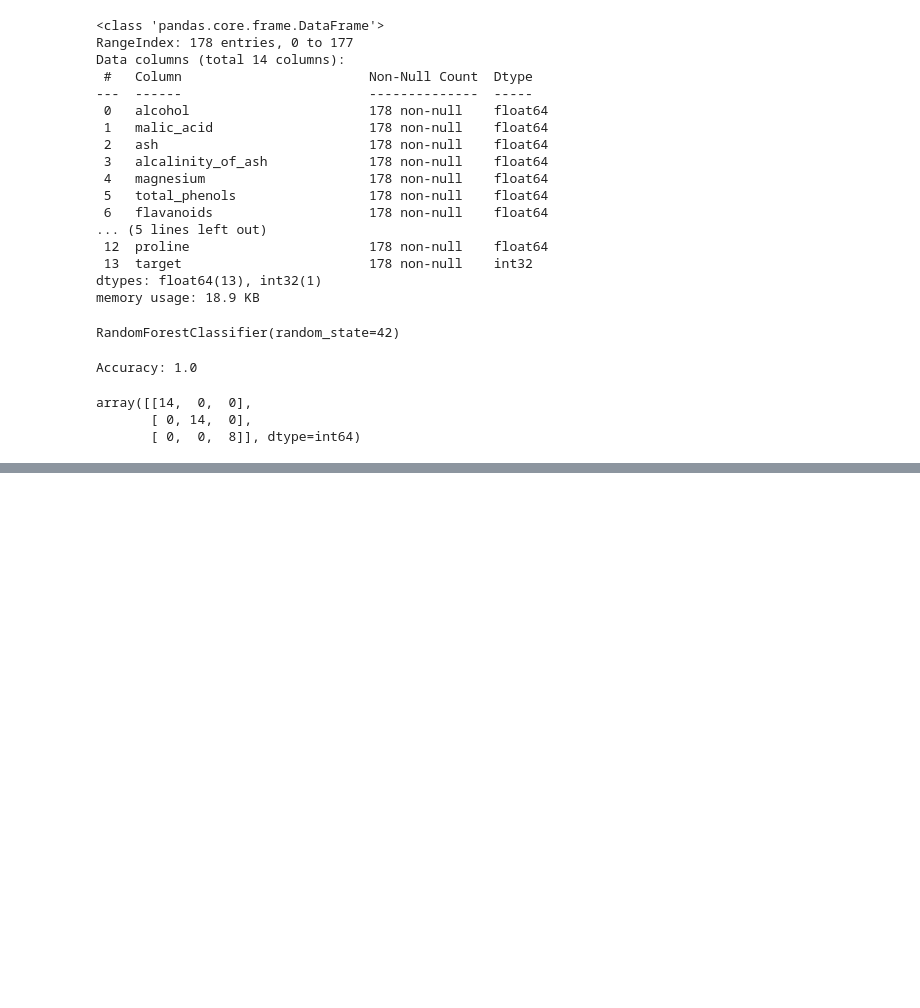
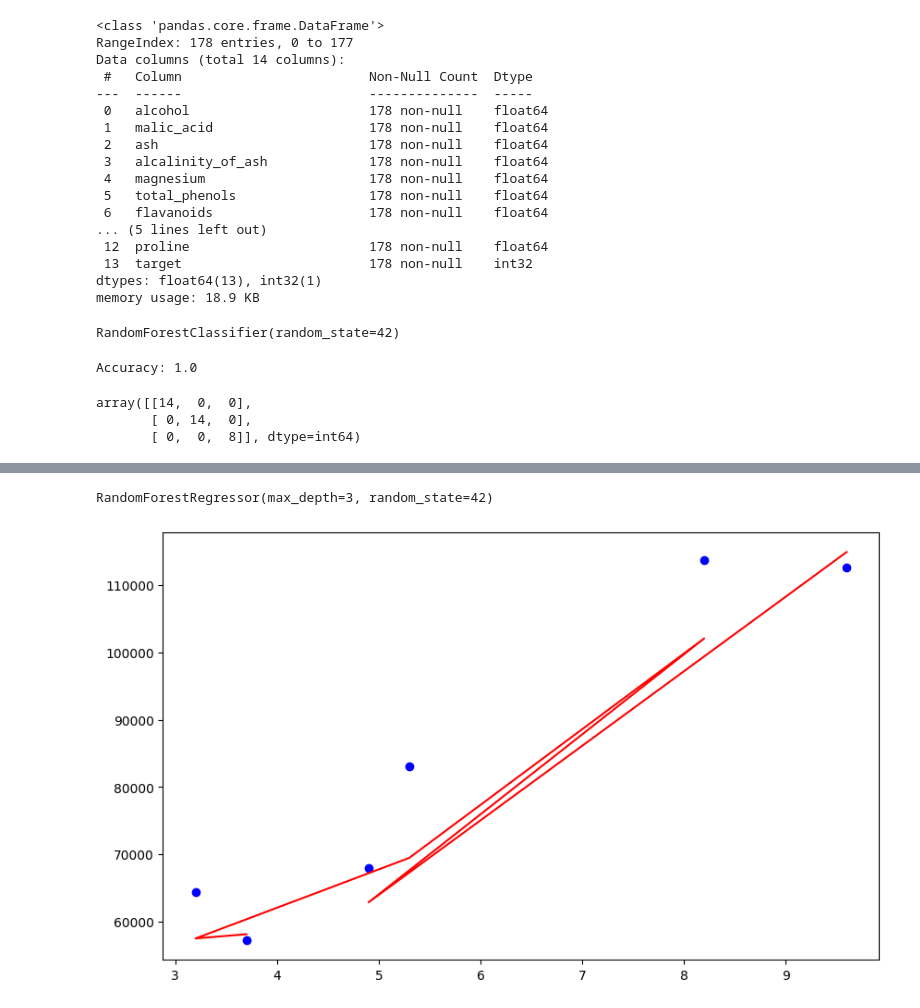
Before and after one commit to Mustufaa/Machinelearning, a Jupyter notebook: Regression/RandomForest.ipynb, the cells around one changed output, grey strips where cells are left out. Cells and saved outputs as stored; diff of their text form; code cells hidden in the pictures; blank space fills up the shorter version.

```diff
--- a/Regression/RandomForest.ipynb
+++ b/Regression/RandomForest.ipynb
@@ -64,0 +70,3 @@ array([[14,  0,  0],
+# %%
+df= pd.read_csv('Salary_Data.csv')
+df.head()
@@ -64,0 +92,18 @@ array([[14,  0,  0],
+# %%
+A=df.drop('Salary', axis=1)
+b=df['Salary']
+A_train, A_test, b_train, b_test= train_test_split(A, b, test_size=0.2, random_state=42)
+# %%
+reg= RandomForestRegressor(n_estimators=100, random_state=42, max_depth=3)
+reg.fit(A_train, b_train)
+# %% [output]
+RandomForestRegressor(max_depth=3, random_state=42)
+# %%
+bpred= reg.predict(A_test)
+# %%
+plt.figure(figsize=(10,6))
+plt.scatter(A_test, b_test, color='blue')
+plt.plot(A_test, bpred, color='red')
+plt.show()
+# %% [output]
+[figure, added]
```
Also changed, not shown: parts of 5 cells of this notebook, 3 other files.
